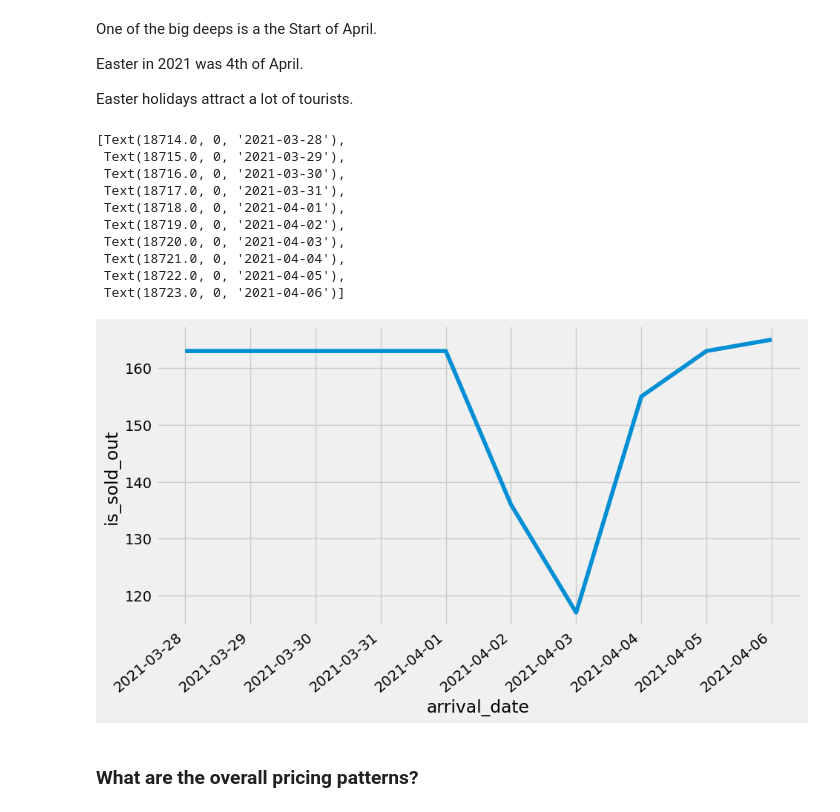
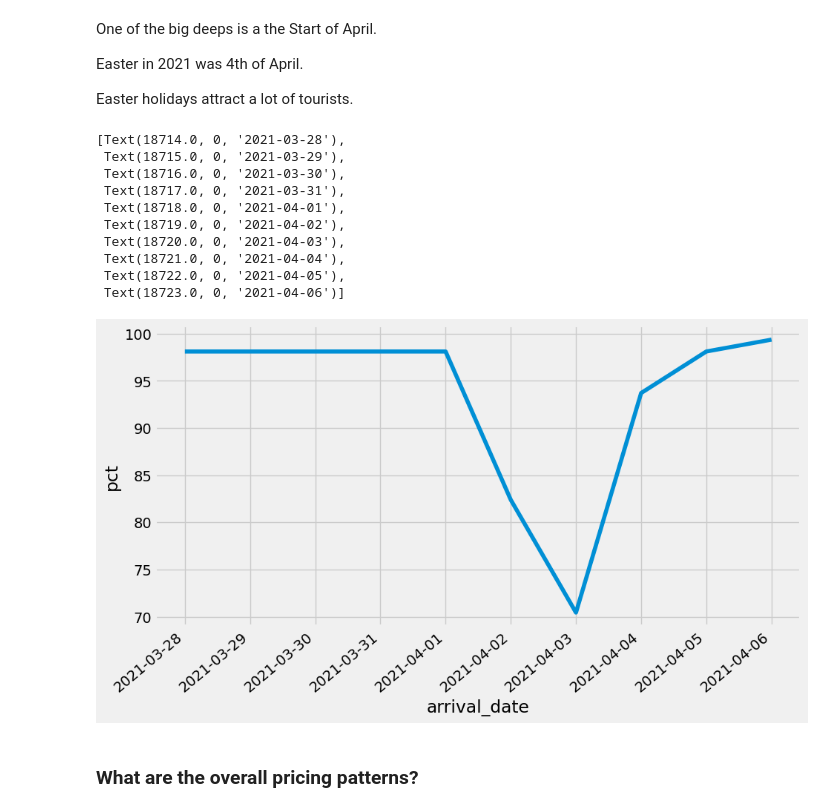
Before and after one commit to TaccheLegend/lighthouse_takehome, a Jupyter notebook: lighthouse_test.ipynb, the cells around one changed output. Cells and saved outputs as stored; diff of their text form; code cells hidden in the pictures.

```diff
--- a/lighthouse_test.ipynb
+++ b/lighthouse_test.ipynb
@@ -139,0 +129,4 @@ sns.histplot(data = hotels_data, x = 'room_count', bins= 10)
+# %%
+hotels_data = hotels_data.dropna(subset='room_count')
+# %%
+hotels_data.reset_index(drop=True, inplace=True)
@@ -596,23 +614,22 @@ Easter in 2021 was 4th of April.
 
 Easter holidays attract a lot of tourists.
 # %%
-from matplotlib.dates import WeekdayLocator
 plt.figure(figsize=(10,5))
-ax = sns.lineplot(data=df[(df['arrival_date']>'2021-03-27') & (df['arrival_date'] < '2021-04-07') & (df['country'] == 'Netherlands')],
-              x = 'arrival_date', y='is_sold_out', errorbar=('ci', False))
+ax = sns.lineplot(data=merged_df[(merged_df['arrival_date']>'2021-03-27') & (merged_df['arrival_date'] < '2021-04-07') & (merged_df['country'] == 'Netherlands')],
+              x = 'arrival_date', y='pct', errorbar=('ci', False))
 ax.set_xticklabels(ax.get_xticklabels(), rotation=40, ha="right")
 # %% [output]
 [Text(18714.0, 0, '2021-03-28'),
  Text(18715.0, 0, '2021-03-29'),
  Text(18716.0, 0, '2021-03-30'),
  Text(18717.0, 0, '2021-03-31'),
  Text(18718.0, 0, '2021-04-01'),
  Text(18719.0, 0, '2021-04-02'),
  Text(18720.0, 0, '2021-04-03'),
  Text(18721.0, 0, '2021-04-04'),
  Text(18722.0, 0, '2021-04-05'),
  Text(18723.0, 0, '2021-04-06')]
-[figure, old version]
+[figure, new version]
 # %% [markdown]
 ### What are the overall pricing patterns?
 # %% [markdown]
```
Also changed, not shown: parts of 40 cells of this notebook.
